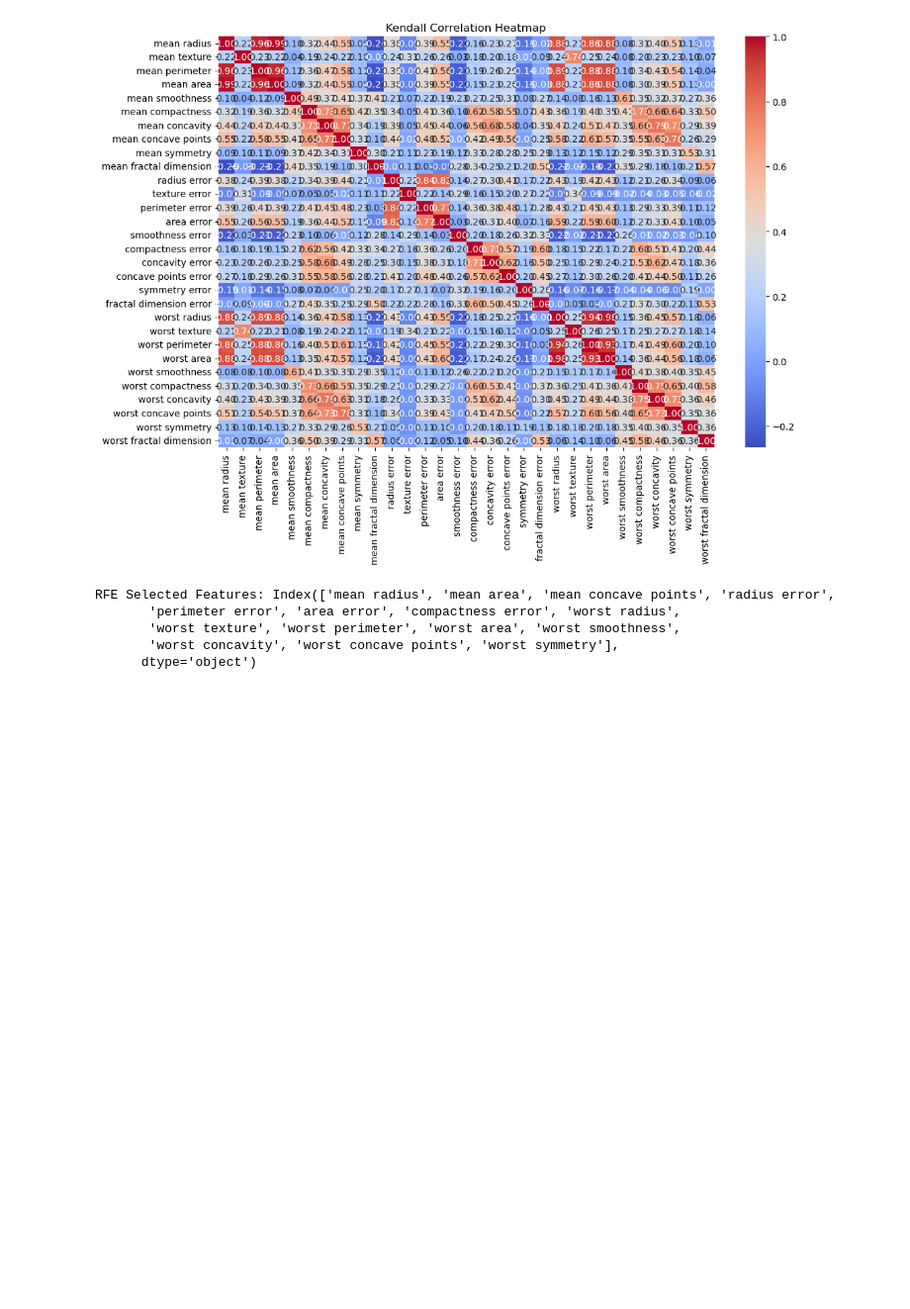
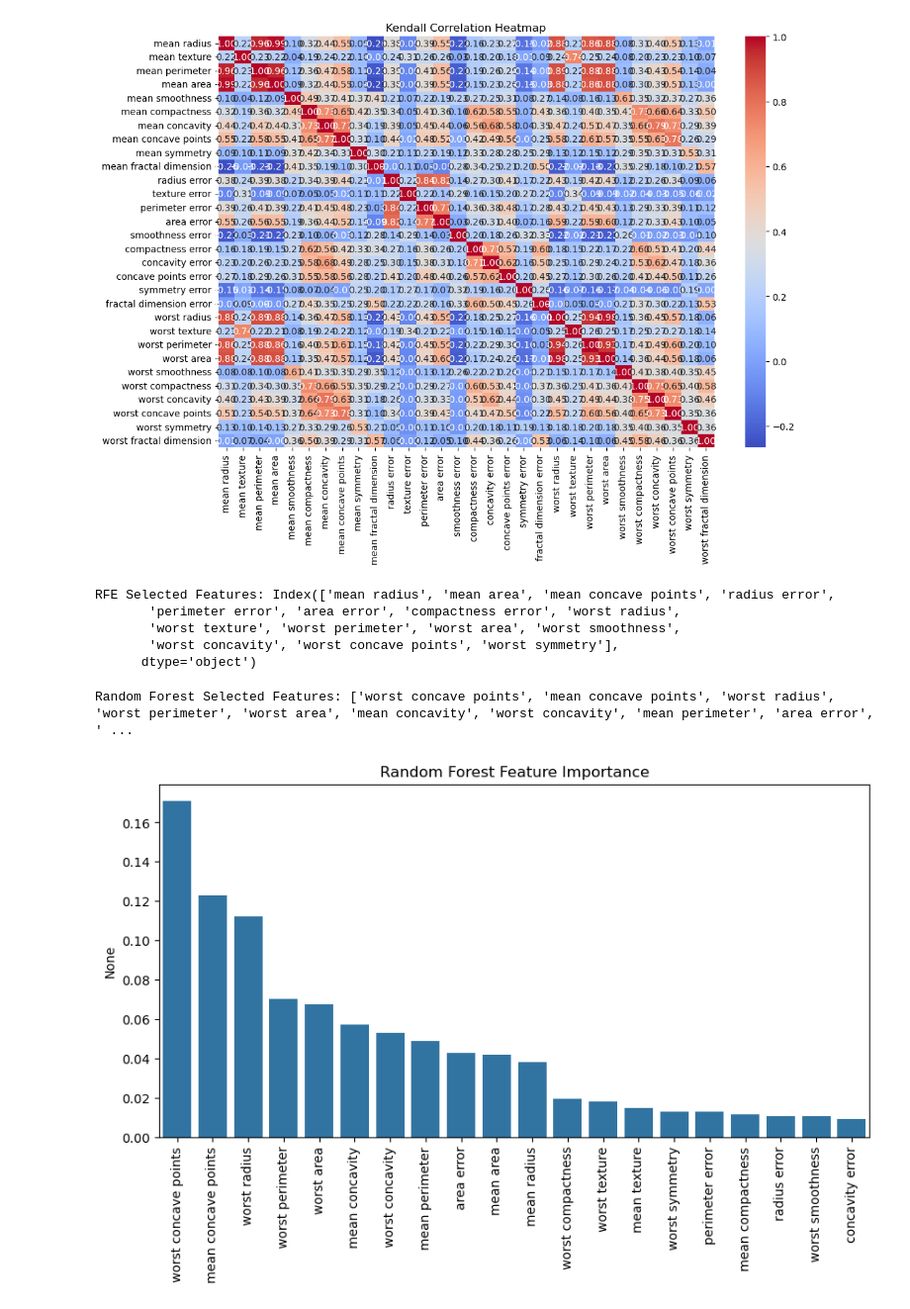
Before and after one commit to tasninanika/Feature_Selection, a Jupyter notebook: selection.ipynb, the cells around one changed output. Shown at 99% size. Saved outputs shown, nothing was run; the diff lists cells and outputs as text; code cells hidden in the pictures; blank space fills up the shorter version.

Commit message:
visualize train data after applying Random forest

```diff
--- a/selection.ipynb
+++ b/selection.ipynb
@@ -169,3 +169,20 @@ RFE Selected Features: Index(['mean radius', 'mean area', 'mean concave points',
        'worst texture', 'worst perimeter', 'worst area', 'worst smoothness',
        'worst concavity', 'worst concave points', 'worst symmetry'],
       dtype='object')
+# %%
+# 7. Random Forest Feature Importance
+rf = RandomForestClassifier(n_estimators=100)
+rf.fit(X_train, y_train)
+importances = pd.Series(rf.feature_importances_, index=X.columns).sort_values(ascending=False)
+selected_features = importances.head(20).index.tolist()
+print("Random Forest Selected Features:", selected_features)
+
+# Visualization
+plt.figure(figsize=(10, 5))
+sns.barplot(x=selected_features, y=importances.head(20))
+plt.xticks(rotation=90)
+plt.title("Random Forest Feature Importance")
+plt.show()
+# %% [output]
+Random Forest Selected Features: ['worst concave points', 'mean concave points', 'worst radius', 'worst perimeter', 'worst area', 'mean concavity', 'worst concavity', 'mean perimeter', 'area error', ' ...
+[figure, added]
```
